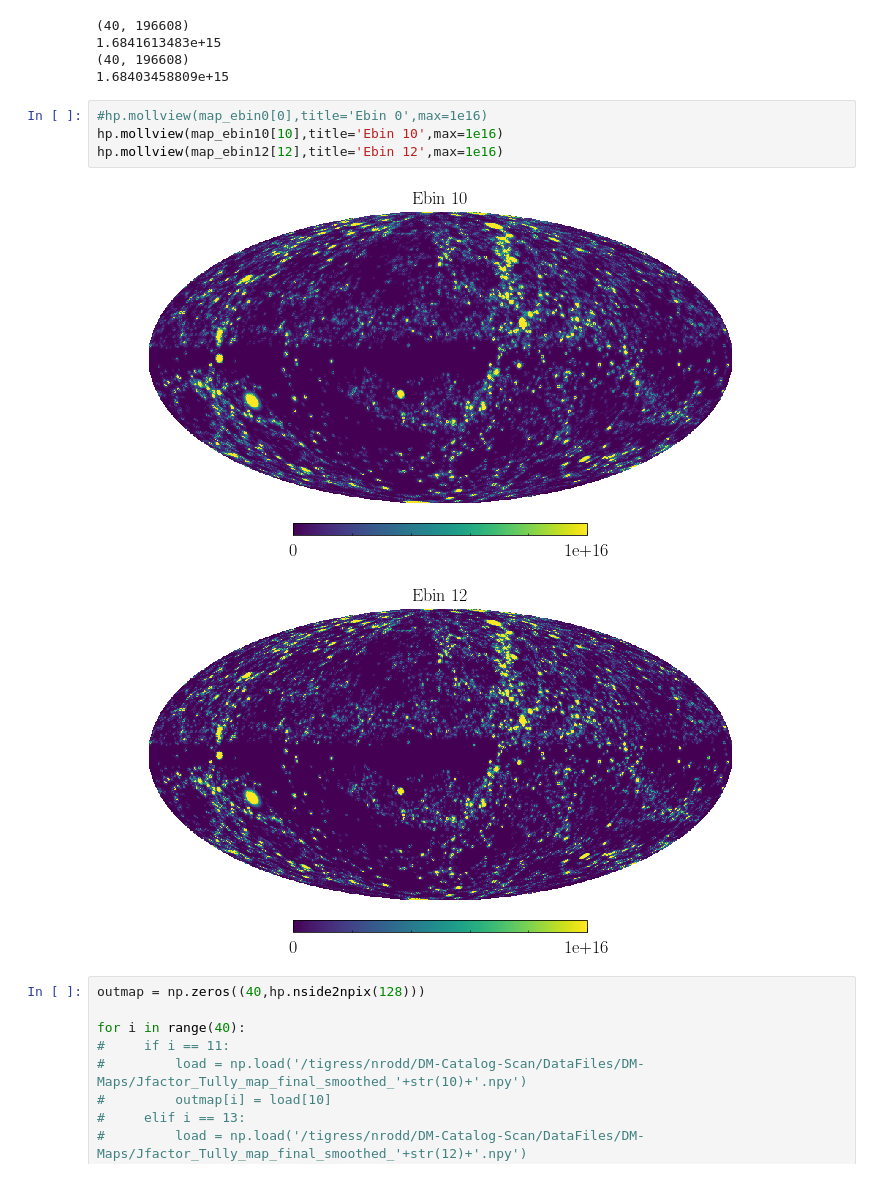
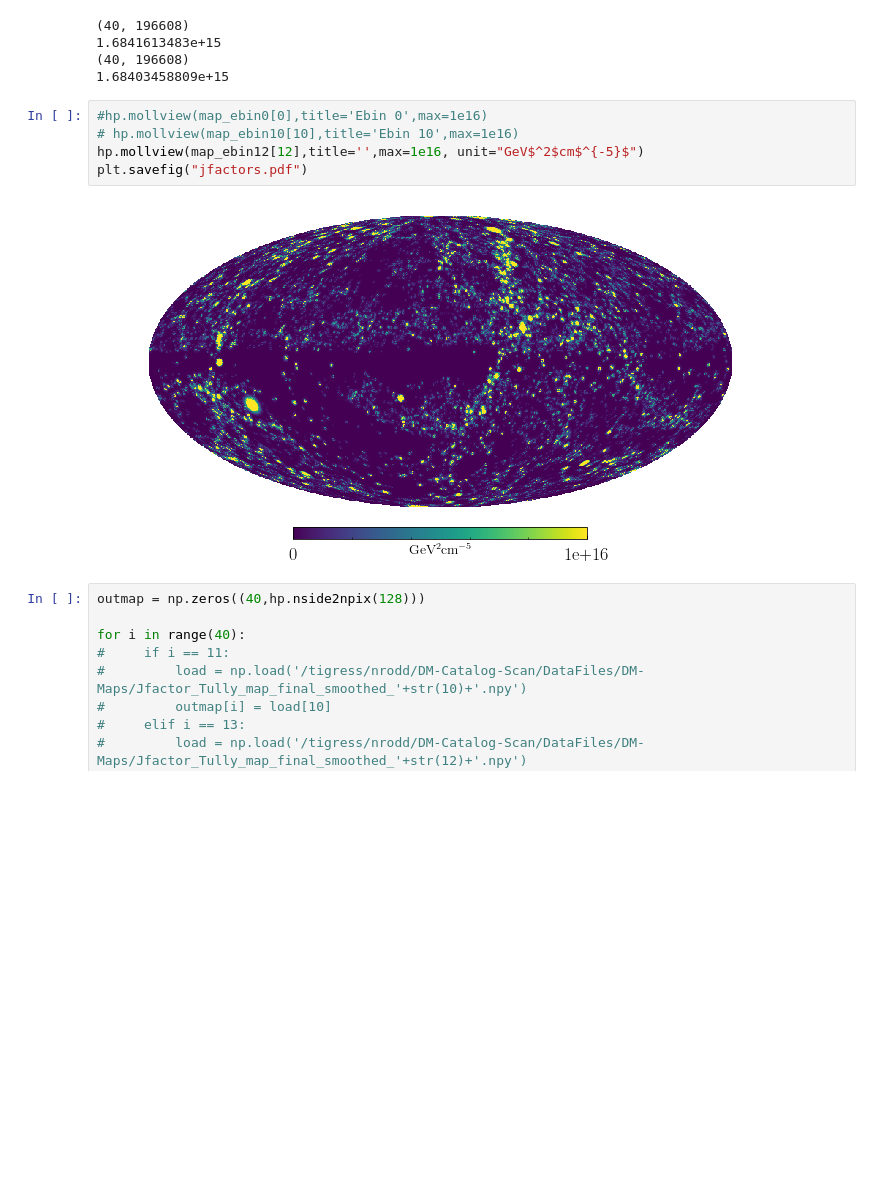
Before and after one commit to jeansom/DM-Catalog-Scan, a Jupyter notebook: Scan-Small-ROI/notebooks/PlotSidMaps-Sid.ipynb, the cells around one changed output. Drawn from its saved outputs; the diff is of its cells as text; blank space fills up the shorter version.

```diff
--- a/Scan-Small-ROI/notebooks/PlotSidMaps-Sid.ipynb
+++ b/Scan-Small-ROI/notebooks/PlotSidMaps-Sid.ipynb
@@ -31,11 +34,11 @@ print np.mean(map_ebin39[39])
 1.68403458809e+15
 # %%
 #hp.mollview(map_ebin0[0],title='Ebin 0',max=1e16)
-hp.mollview(map_ebin10[10],title='Ebin 10',max=1e16)
-hp.mollview(map_ebin12[12],title='Ebin 12',max=1e16)
+# hp.mollview(map_ebin10[10],title='Ebin 10',max=1e16)
+hp.mollview(map_ebin12[12],title='',max=1e16, unit="GeV$^2$cm$^{-5}$")
+plt.savefig("jfactors.pdf")
 # %% [output]
-[figure, old version]
+[figure, new version]
-[figure, removed]
 # %%
 outmap = np.zeros((40,hp.nside2npix(128)))
 
```
Also changed, not shown: parts of 1 cell of this notebook, 52 other files.
